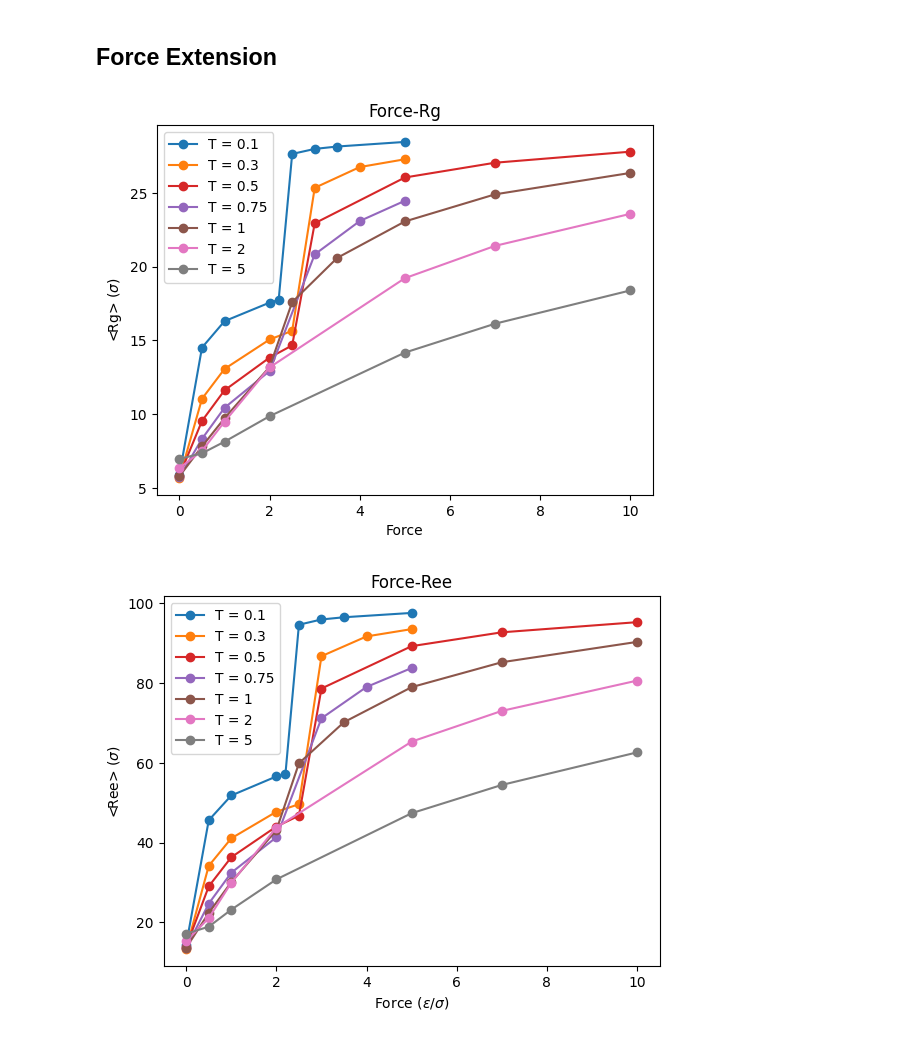
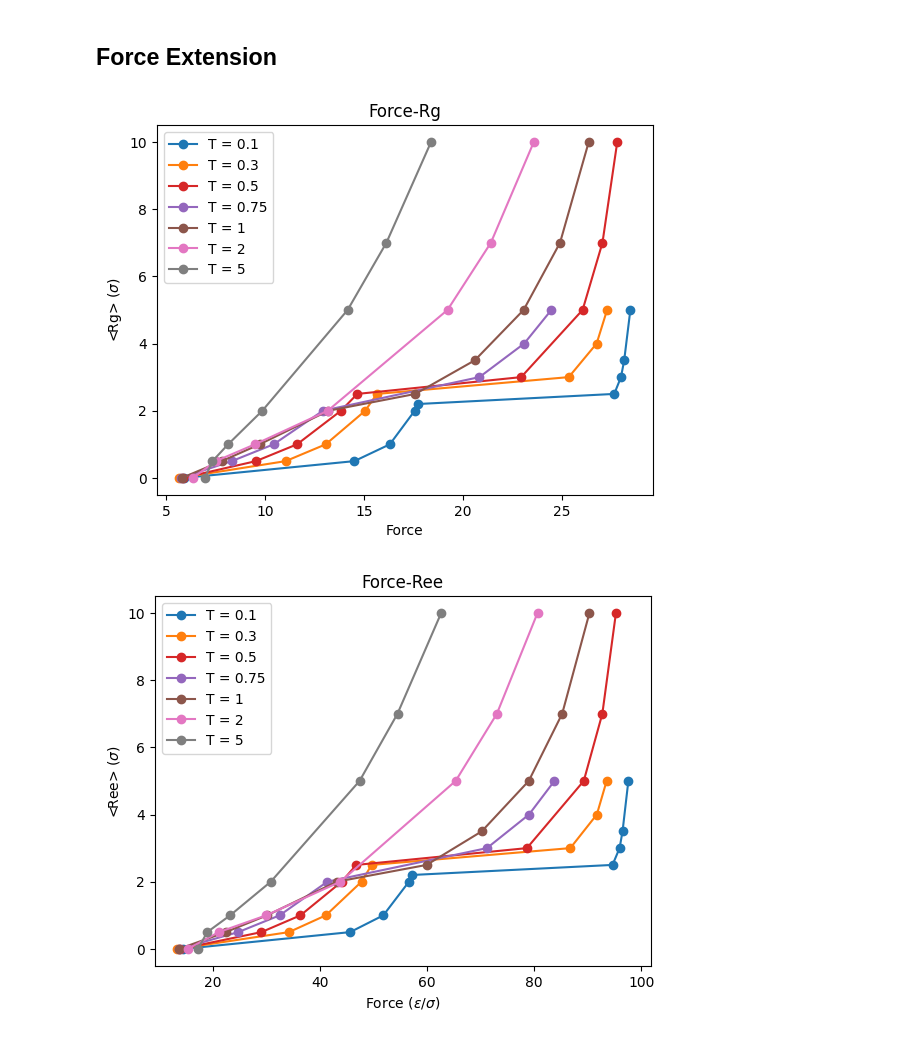
Before and after one commit to VagrantHyp/Code, a Jupyter notebook: Block50.ipynb, the cells around one changed output. Cells and saved outputs as stored; diff of their text form; code cells hidden in the pictures.

```diff
--- a/Block50.ipynb
+++ b/Block50.ipynb
@@ -132,4 +8,15 @@ CGT5 = CGT(f, t, 50, Reepaths, Rgpaths)
 # %%
+filename = 'Block50_CGT.pkl'
+
+with open(filename,'rb') as file:
+    CGT01 = pickle.load(file)
+    CGT03 = pickle.load(file)
+    CGT05 = pickle.load(file)
+    CGT075 = pickle.load(file)
+    CGT1 = pickle.load(file)
+    CGT2 = pickle.load(file)
+    CGT5 = pickle.load(file)
+
 #List containing all objects
 lsCGTBl50 = [CGT01,CGT03,CGT05,CGT075,CGT1,CGT2,CGT5]
 # %store lsCGTBl50
@@ -187,18 +53,0 @@ CGT1.Plot('Rg')
-# %%
-for f in forces:
-    data = []
-    tempsCopy = temps[:]
-    for cgt in lsCGTBl50:
-        try:
-            i = cgt.f.index(f)
-        except ValueError:
-            tempsCopy.remove(cgt.t)
-            continue
-        data.append(cgt.aveRee[i])
-    plt.plot(tempsCopy, data, label = 'F = ' + str(f))
-
-plt.xlabel('$k_{B} T$', fontsize=16)
-plt.ylabel('<$R_{ee}$> ($\sigma$)', fontsize=16)
-plt.legend(frameon=False)
-plt.title("Temperature vs Ree")
-plt.savefig('../Data/Block50/Figures/TvsRee')
@@ -209,7 +56,7 @@ plt.savefig('../Data/Block50/Figures/TvsRee')
 # %%
 #Rg
 for cgt in lsCGTBl50:
-    plt.plot(cgt.f, cgt.aveRg, 'o-', color = cgt.color, label = 'T = ' + str(cgt.t))
+    plt.plot(cgt.aveRg, cgt.f, 'o-', color = cgt.color, label = 'T = ' + str(cgt.t))
 
 plt.legend()
 plt.xlabel('Force')
@@ -217,19 +64,19 @@ plt.ylabel('<Rg> ($\sigma$)')
 plt.title('Force-Rg')
 plt.savefig('../Data/Block50/Figures/FvsRg')
 # %% [output]
-[figure, old version]
+[figure, new version]
 # %%
 #Ree
 for cgt in lsCGTBl50:
-    plt.plot(cgt.f, cgt.aveRee, 'o-', color = cgt.color, label = 'T = ' + str(cgt.t))
+    plt.plot(cgt.aveRee, cgt.f, 'o-', color = cgt.color, label = 'T = ' + str(cgt.t))
 
 plt.legend()
 plt.xlabel('Force ($\epsilon$/$\sigma$)')
 plt.ylabel('<Ree> ($\sigma$)')
 plt.title('Force-Ree')
 plt.savefig('../Data/Block50/Figures/FvsRee')
 # %% [output]
-[figure, old version]
+[figure, new version]
 # %%
 for cgt in lsCGTBl50:
     force = np.array(cgt.f)
```
Also changed, not shown: parts of 20 cells of this notebook, 5 other files.
